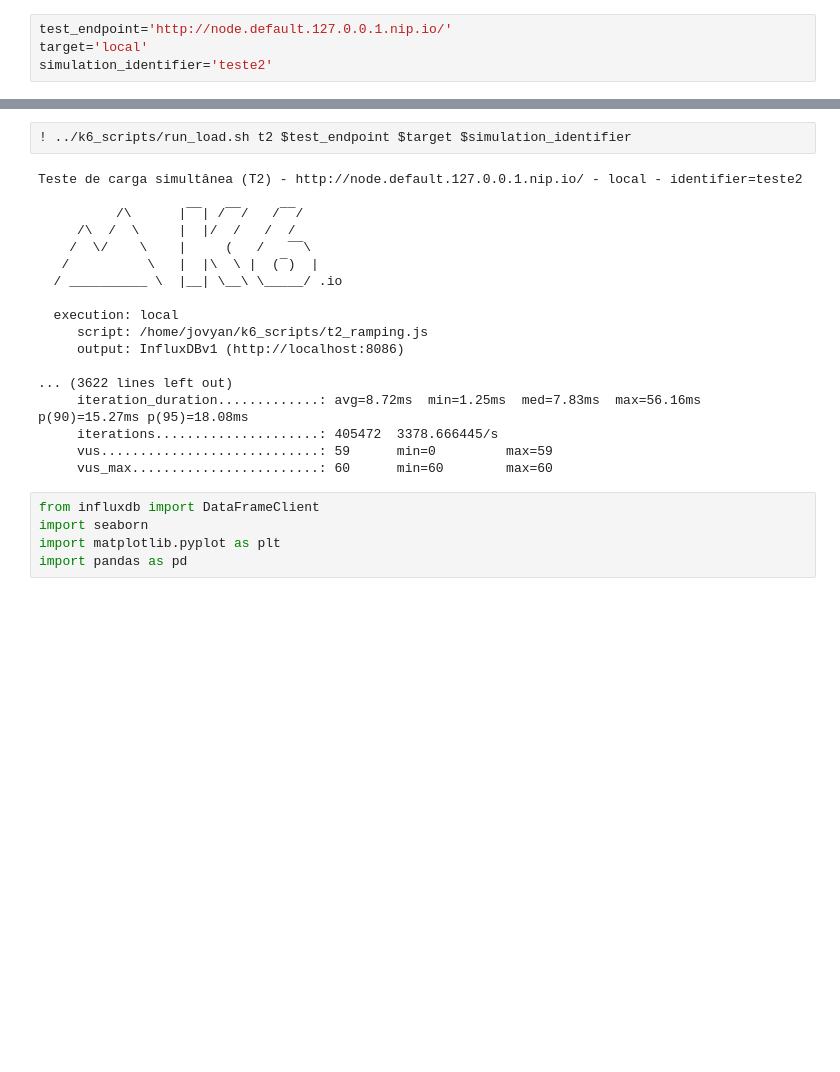
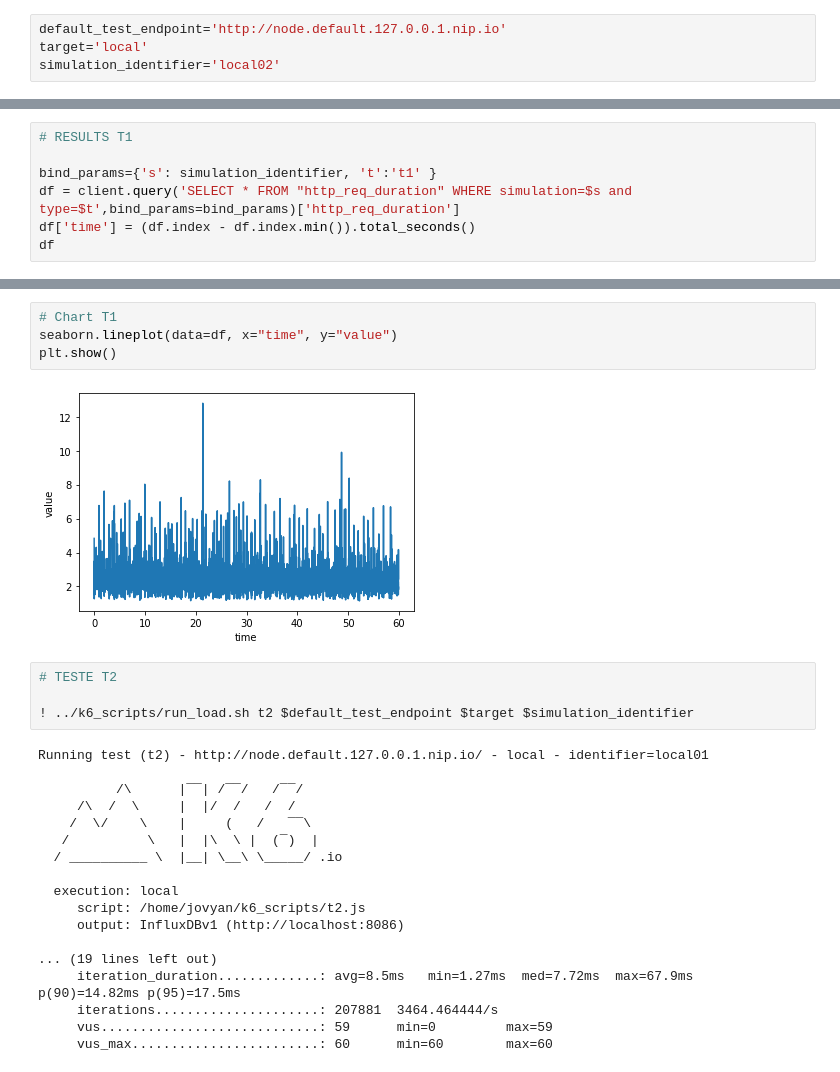
Before and after one commit to newtonisaac/master-lab, a Jupyter notebook: benchmark/notebooks/histogram.ipynb, the cells around one changed output, grey strips where cells are left out. Drawn from its saved outputs; the diff is of its cells as text; blank space fills up the shorter version.

```diff
--- a/benchmark/notebooks/histogram.ipynb
+++ b/benchmark/notebooks/histogram.ipynb
@@ -1,4 +9,4 @@
 # %%
-test_endpoint='http://node.default.127.0.0.1.nip.io/'
+default_test_endpoint='http://node.default.127.0.0.1.nip.io'
 target='local'
-simulation_identifier='teste2'
+simulation_identifier='local02'
@@ -4,0 +35,7 @@ simulation_identifier='teste2'
+# %%
+# RESULTS T1
+
+bind_params={'s': simulation_identifier, 't':'t1' }
+df = client.query('SELECT * FROM "http_req_duration" WHERE simulation=$s and type=$t',bind_params=bind_params)['http_req_duration']
+df['time'] = (df.index - df.index.min()).total_seconds()
+df
@@ -5,7 +56,15 @@ simulation_identifier='teste2'
+# %%
+# Chart T1
+seaborn.lineplot(data=df, x="time", y="value")
+plt.show()
+# %% [output]
+[figure, added]
 # %%
-! ../k6_scripts/run_load.sh t2 $test_endpoint $target $simulation_identifier
+# TESTE T2
+
+! ../k6_scripts/run_load.sh t2 $default_test_endpoint $target $simulation_identifier
 # %% [output]
-Teste de carga simultânea (T2) - http://node.default.127.0.0.1.nip.io/ - local - identifier=teste2
+Running test (t2) - http://node.default.127.0.0.1.nip.io/ - local - identifier=local01
 
           /\      |‾‾| /‾‾/   /‾‾/
      /\  /  \     |  |/  /   /  /
@@ -14,16 +73,11 @@ Teste de carga simultânea (T2) - http://node.default.127.0.0.1.nip.io/ - local
   / __________ \  |__| \__\ \_____/ .io
 
   execution: local
-     script: /home/jovyan/k6_scripts/t2_ramping.js
+     script: /home/jovyan/k6_scripts/t2.js
      output: InfluxDBv1 (http://localhost:8086)
 
-... (3622 lines left out)
-     iteration_duration.............: avg=8.72ms  min=1.25ms  med=7.83ms  max=56.16ms p(90)=15.27ms p(95)=18.08ms
-     iterations.....................: 405472  3378.666445/s
+... (19 lines left out)
+     iteration_duration.............: avg=8.5ms   min=1.27ms  med=7.72ms  max=67.9ms   p(90)=14.82ms p(95)=17.5ms
+     iterations.....................: 207881  3464.464444/s
      vus............................: 59      min=0         max=59
      vus_max........................: 60      min=60        max=60
-# %%
-from influxdb import DataFrameClient
-import seaborn
-import matplotlib.pyplot as plt
-import pandas as pd
```
Also changed, not shown: parts of 17 cells of this notebook, 19 other files.
